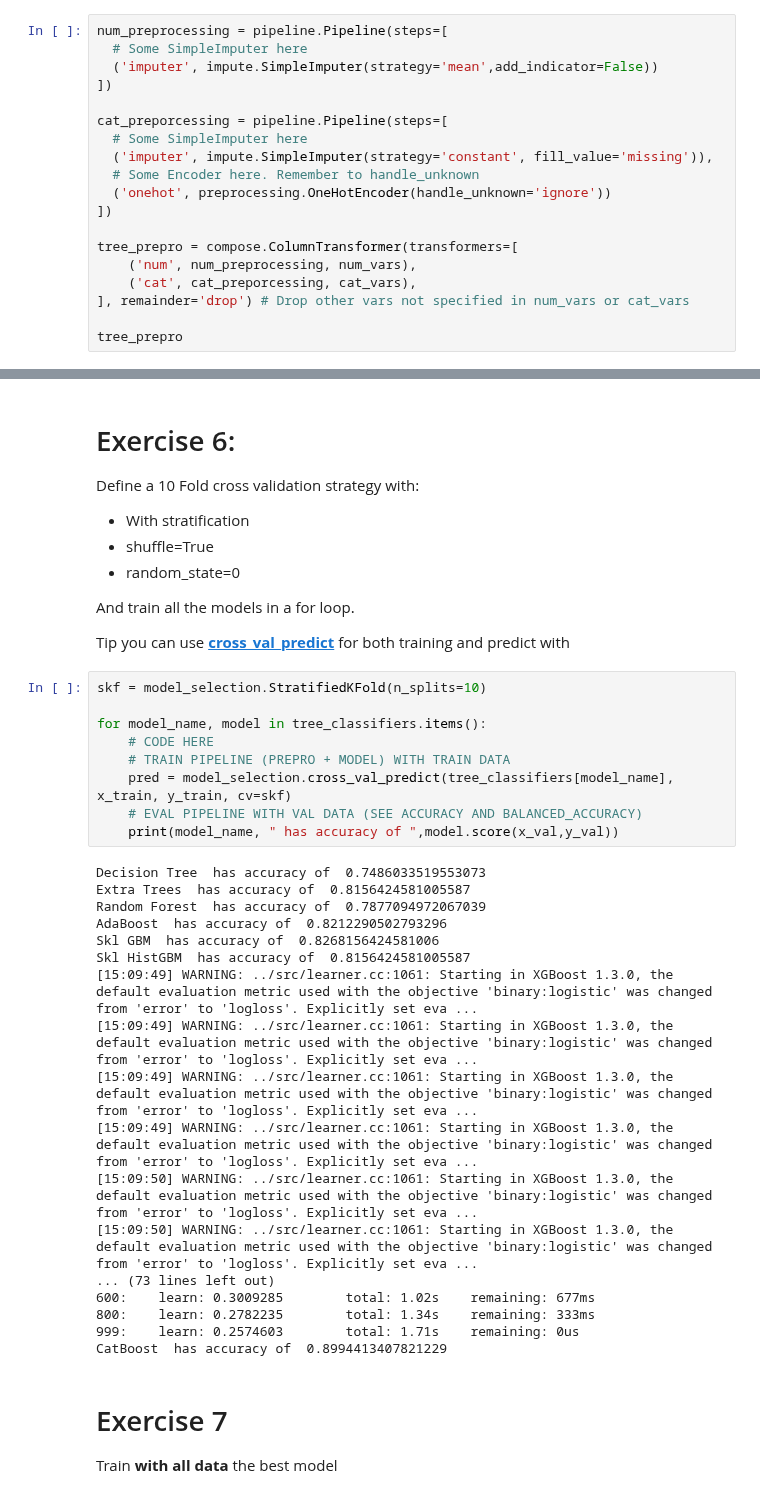
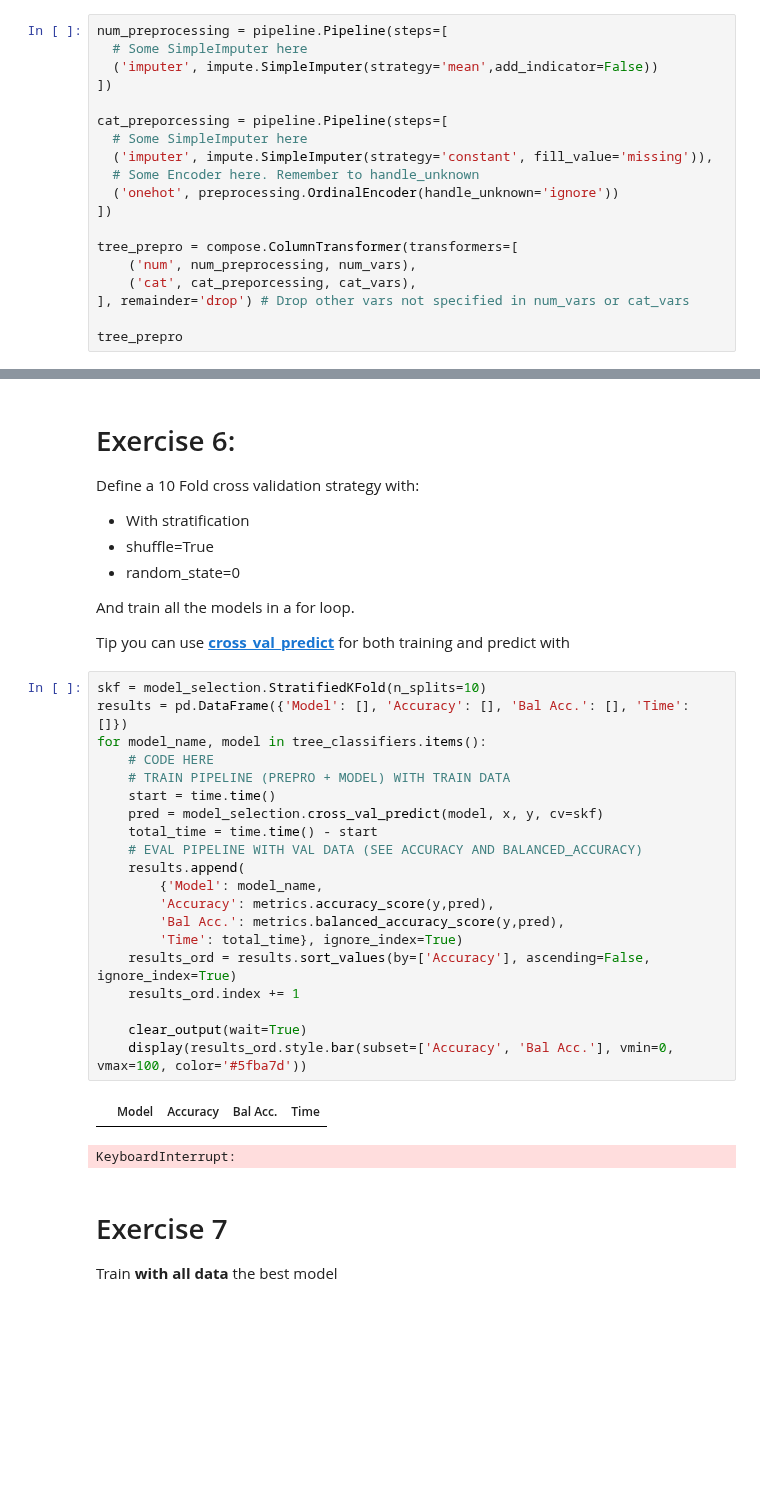
Before and after one commit to jobyid/StriveSchool, a Jupyter notebook: Feature Engineering/01. Robust ML/2. Notebooks (Practice)/2. Exercise - Tree Models (Titanic dataset).ipynb, the cells around one changed output, grey strips where cells are left out. Cells and saved outputs as stored; diff of their text form; blank space fills up the shorter version.

```diff
--- a/Feature Engineering/01. Robust ML/2. Notebooks (Practice)/2. Exercise - Tree Models (Titanic dataset).ipynb
+++ b/Feature Engineering/01. Robust ML/2. Notebooks (Practice)/2. Exercise - Tree Models (Titanic dataset).ipynb
@@ -190,7 +198,7 @@ cat_preporcessing = pipeline.Pipeline(steps=[
   # Some SimpleImputer here
   ('imputer', impute.SimpleImputer(strategy='constant', fill_value='missing')),
   # Some Encoder here. Remember to handle_unknown
-  ('onehot', preprocessing.OneHotEncoder(handle_unknown='ignore'))
+  ('onehot', preprocessing.OrdinalEncoder(handle_unknown='ignore'))
 ])
 
 tree_prepro = compose.ColumnTransformer(transformers=[
@@ -291,31 +288,27 @@ And train all the models in a for loop.
 Tip you can use **[cross_val_predict](https://scikit-learn.org/stable/modules/generated/sklearn.model_selection.cross_val_predict.html)** for both training and predict with
 # %%
 skf = model_selection.StratifiedKFold(n_splits=10)
-
+results = pd.DataFrame({'Model': [], 'Accuracy': [], 'Bal Acc.': [], 'Time': []})
 for model_name, model in tree_classifiers.items():
     # CODE HERE
     # TRAIN PIPELINE (PREPRO + MODEL) WITH TRAIN DATA
-    pred = model_selection.cross_val_predict(tree_classifiers[model_name], x_train, y_train, cv=skf)
+    start = time.time()
+    pred = model_selection.cross_val_predict(model, x, y, cv=skf)
+    total_time = time.time() - start
     # EVAL PIPELINE WITH VAL DATA (SEE ACCURACY AND BALANCED_ACCURACY)
-    print(model_name, " has accuracy of ",model.score(x_val,y_val))
+    results.append(
+        {'Model': model_name,
+        'Accuracy': metrics.accuracy_score(y,pred),
+        'Bal Acc.': metrics.balanced_accuracy_score(y,pred),
+        'Time': total_time}, ignore_index=True)
+    results_ord = results.sort_values(by=['Accuracy'], ascending=False, ignore_index=True)
+    results_ord.index += 1
+
+    clear_output(wait=True)
+    display(results_ord.style.bar(subset=['Accuracy', 'Bal Acc.'], vmin=0, vmax=100, color='#5fba7d'))
 # %% [output]
+|  | Model | Accuracy | Bal Acc. | Time |
-Decision Tree  has accuracy of  0.7486033519553073
-Extra Trees  has accuracy of  0.8156424581005587
-Random Forest  has accuracy of  0.7877094972067039
-AdaBoost  has accuracy of  0.8212290502793296
-Skl GBM  has accuracy of  0.8268156424581006
-Skl HistGBM  has accuracy of  0.8156424581005587
-[15:09:49] WARNING: ../src/learner.cc:1061: Starting in XGBoost 1.3.0, the default evaluation metric used with the objective 'binary:logistic' was changed from 'error' to 'logloss'. Explicitly set eva ...
-[15:09:49] WARNING: ../src/learner.cc:1061: Starting in XGBoost 1.3.0, the default evaluation metric used with the objective 'binary:logistic' was changed from 'error' to 'logloss'. Explicitly set eva ...
-[15:09:49] WARNING: ../src/learner.cc:1061: Starting in XGBoost 1.3.0, the default evaluation metric used with the objective 'binary:logistic' was changed from 'error' to 'logloss'. Explicitly set eva ...
-[15:09:49] WARNING: ../src/learner.cc:1061: Starting in XGBoost 1.3.0, the default evaluation metric used with the objective 'binary:logistic' was changed from 'error' to 'logloss'. Explicitly set eva ...
-[15:09:50] WARNING: ../src/learner.cc:1061: Starting in XGBoost 1.3.0, the default evaluation metric used with the objective 'binary:logistic' was changed from 'error' to 'logloss'. Explicitly set eva ...
-[15:09:50] WARNING: ../src/learner.cc:1061: Starting in XGBoost 1.3.0, the default evaluation metric used with the objective 'binary:logistic' was changed from 'error' to 'logloss'. Explicitly set eva ...
-... (73 lines left out)
-600:    learn: 0.3009285        total: 1.02s    remaining: 677ms
-800:    learn: 0.2782235        total: 1.34s    remaining: 333ms
-999:    learn: 0.2574603        total: 1.71s    remaining: 0us
-CatBoost  has accuracy of  0.8994413407821229
+KeyboardInterrupt:
 # %% [markdown]
 # Exercise 7
 Train **with all data** the best model
```
Also changed, not shown: parts of 5 cells of this notebook, 5 other files.
